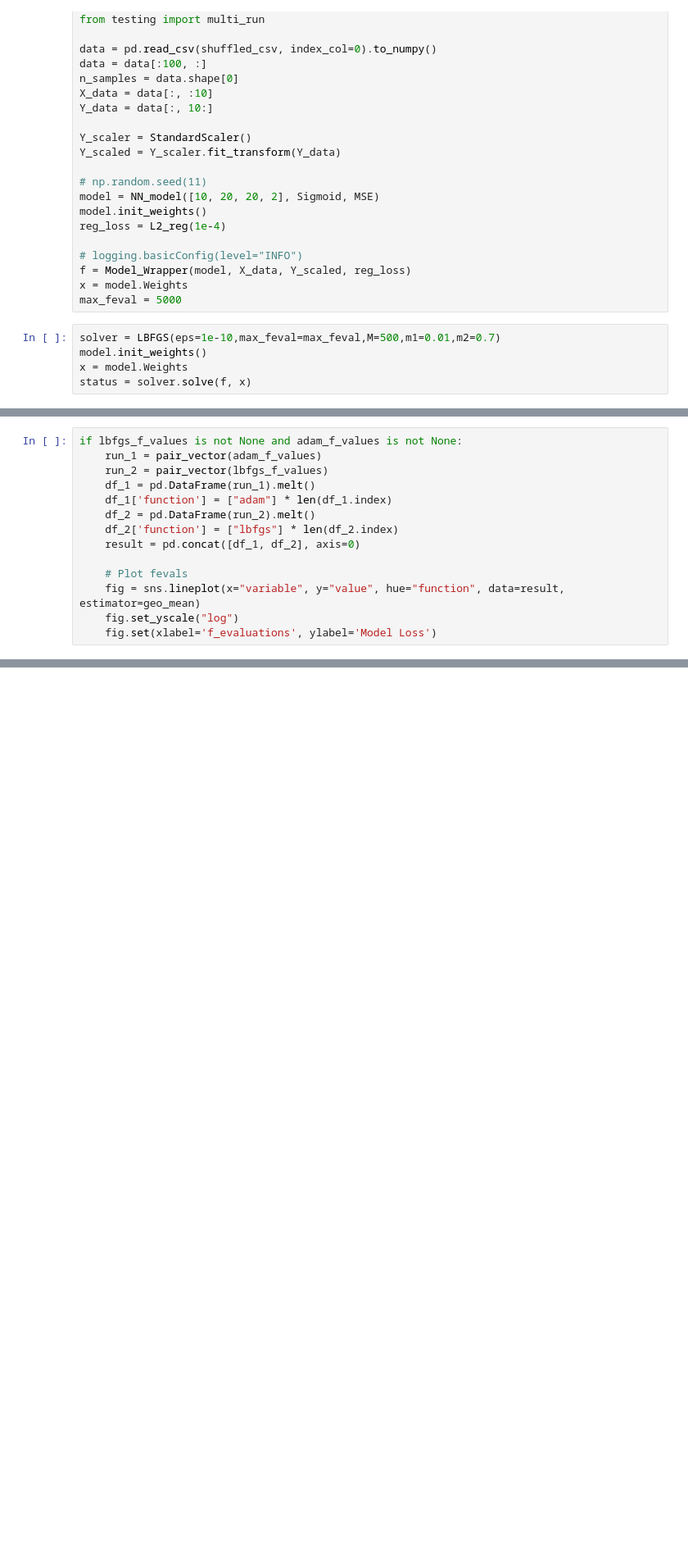
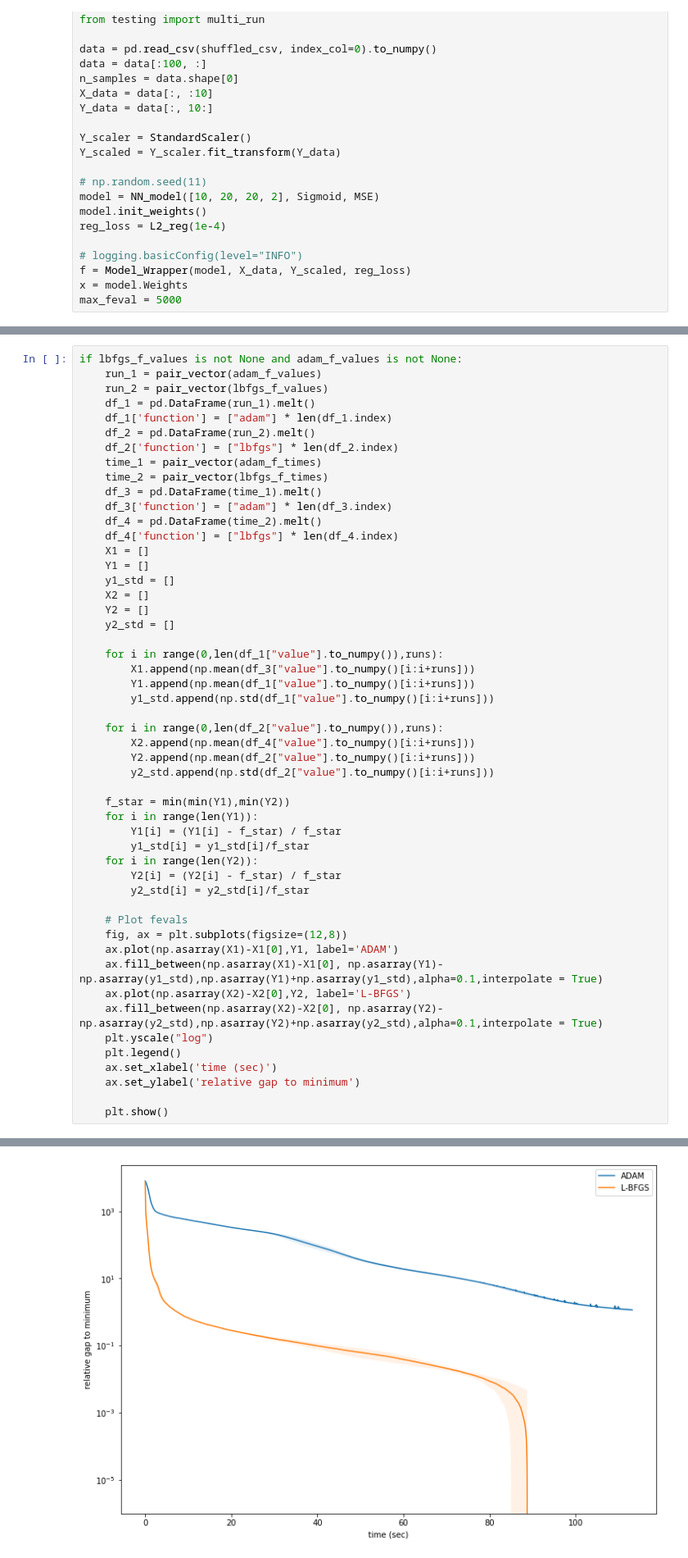
Before and after one commit to michelebersani/ComputationalMathematics, a Jupyter notebook: comparison_plots.ipynb, the cells around one changed output, grey strips where cells are left out. Shown at 82% size. Saved outputs shown, nothing was run; the diff lists cells and outputs as text; blank space fills up the shorter version.

Commit message:
LBFGS vs ADAM with relative gap

```diff
--- a/comparison_plots.ipynb
+++ b/comparison_plots.ipynb
@@ -30,8 +30,3 @@ reg_loss = L2_reg(1e-4)
 f = Model_Wrapper(model, X_data, Y_scaled, reg_loss)
 x = model.Weights
 max_feval = 5000
-# %%
-solver = LBFGS(eps=1e-10,max_feval=max_feval,M=500,m1=0.01,m2=0.7)
-model.init_weights()
-x = model.Weights
-status = solver.solve(f, x)
@@ -105,14 +97,52 @@ print(f"LBFGS\t\t{np.mean(lbfgs_runtimes)}\t{np.std(lbfgs_runtimes)}")
-# %%
-if lbfgs_f_values is not None and adam_f_values is not None:
-    run_1 = pair_vector(adam_f_values)
-    run_2 = pair_vector(lbfgs_f_values)
-    df_1 = pd.DataFrame(run_1).melt()
-    df_1['function'] = ["adam"] * len(df_1.index)
-    df_2 = pd.DataFrame(run_2).melt()
-    df_2['function'] = ["lbfgs"] * len(df_2.index)
-    result = pd.concat([df_1, df_2], axis=0)
-
-    # Plot fevals
-    fig = sns.lineplot(x="variable", y="value", hue="function", data=result, estimator=geo_mean)
-    fig.set_yscale("log")
-    fig.set(xlabel='f_evaluations', ylabel='Model Loss')
+# %%
+if lbfgs_f_values is not None and adam_f_values is not None:
+    run_1 = pair_vector(adam_f_values)
+    run_2 = pair_vector(lbfgs_f_values)
+    df_1 = pd.DataFrame(run_1).melt()
+    df_1['function'] = ["adam"] * len(df_1.index)
+    df_2 = pd.DataFrame(run_2).melt()
+    df_2['function'] = ["lbfgs"] * len(df_2.index)
+    time_1 = pair_vector(adam_f_times)
+    time_2 = pair_vector(lbfgs_f_times)
+    df_3 = pd.DataFrame(time_1).melt()
+    df_3['function'] = ["adam"] * len(df_3.index)
+    df_4 = pd.DataFrame(time_2).melt()
+    df_4['function'] = ["lbfgs"] * len(df_4.index)
+    X1 = []
+    Y1 = []
+    y1_std = []
+    X2 = []
+    Y2 = []
+    y2_std = []
+
+    for i in range(0,len(df_1["value"].to_numpy()),runs):
+        X1.append(np.mean(df_3["value"].to_numpy()[i:i+runs]))
+        Y1.append(np.mean(df_1["value"].to_numpy()[i:i+runs]))
+        y1_std.append(np.std(df_1["value"].to_numpy()[i:i+runs]))
+
+    for i in range(0,len(df_2["value"].to_numpy()),runs):
+        X2.append(np.mean(df_4["value"].to_numpy()[i:i+runs]))
+        Y2.append(np.mean(df_2["value"].to_numpy()[i:i+runs]))
+        y2_std.append(np.std(df_2["value"].to_numpy()[i:i+runs]))
+
+    f_star = min(min(Y1),min(Y2))
+    for i in range(len(Y1)):
+        Y1[i] = (Y1[i] - f_star) / f_star
+        y1_std[i] = y1_std[i]/f_star
+    for i in range(len(Y2)):
+        Y2[i] = (Y2[i] - f_star) / f_star
+        y2_std[i] = y2_std[i]/f_star
+
+    # Plot fevals
+    fig, ax = plt.subplots(figsize=(12,8))
+    ax.plot(np.asarray(X1)-X1[0],Y1, label='ADAM')
+    ax.fill_between(np.asarray(X1)-X1[0], np.asarray(Y1)-np.asarray(y1_std),np.asarray(Y1)+np.asarray(y1_std),alpha=0.1,interpolate = True)
+    ax.plot(np.asarray(X2)-X2[0],Y2, label='L-BFGS')
+    ax.fill_between(np.asarray(X2)-X2[0], np.asarray(Y2)-np.asarray(y2_std),np.asarray(Y2)+np.asarray(y2_std),alpha=0.1,interpolate = True)
+    plt.yscale("log")
+    plt.legend()
+    ax.set_xlabel('time (sec)')
+    ax.set_ylabel('relative gap to minimum')
+
+    plt.show()
+# %% [output]
@@ -118,0 +150 @@ if lbfgs_f_values is not None and adam_f_values is not None:
+[figure, added]
```
Also changed, not shown: parts of 3 cells of this notebook, 3 other files.
